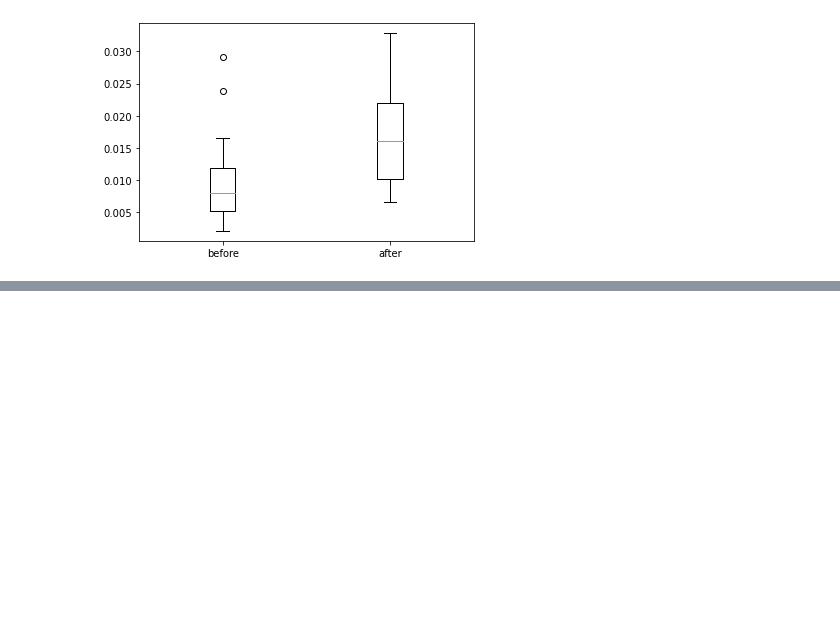
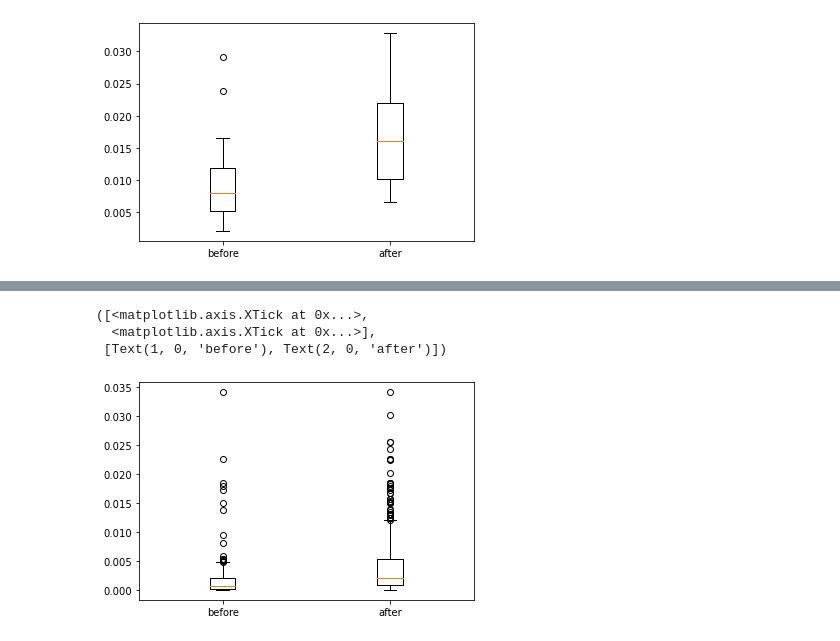
Before and after one commit to ba-group-projects/dogecoin-twitter-elon-musk, a Jupyter notebook: main.ipynb, the cells around one changed output, grey strips where cells are left out. Saved outputs shown, nothing was run; the diff lists cells and outputs as text; code cells hidden in the pictures; blank space fills up the shorter version.

```diff
--- a/main.ipynb
+++ b/main.ipynb
@@ -422,3 +357,19 @@ Covariance Type:            nonrobust
 
 Notes:
 [1] Standard Errors assume that the covariance matrix of the errors is correctly specified.
+# %%
+# Draw the picture of max price change
+# dropna
+max_price_change_before_twitter_list = np.array(max_price_change_before_twitter_list)
+max_price_change_before_twitter_list = max_price_change_before_twitter_list[~np.isnan(max_price_change_before_twitter_list)].tolist()
+max_price_change_after_twitter_list = np.array(max_price_change_after_twitter_list)
+max_price_change_after_twitter_list = max_price_change_after_twitter_list[~np.isnan(max_price_change_after_twitter_list)].tolist()
+# draw the boxplot
+plt.boxplot([max_price_change_before_twitter_list,max_price_change_after_twitter_list])
+# rename the xtick
+plt.xticks([1,2],['before','after'])
+# %% [output]
+([<matplotlib.axis.XTick at 0x...>,
+  <matplotlib.axis.XTick at 0x...>],
+ [Text(1, 0, 'before'), Text(2, 0, 'after')])
+[figure, added]
```
Also changed, not shown: parts of 21 cells of this notebook, 24 other files.
